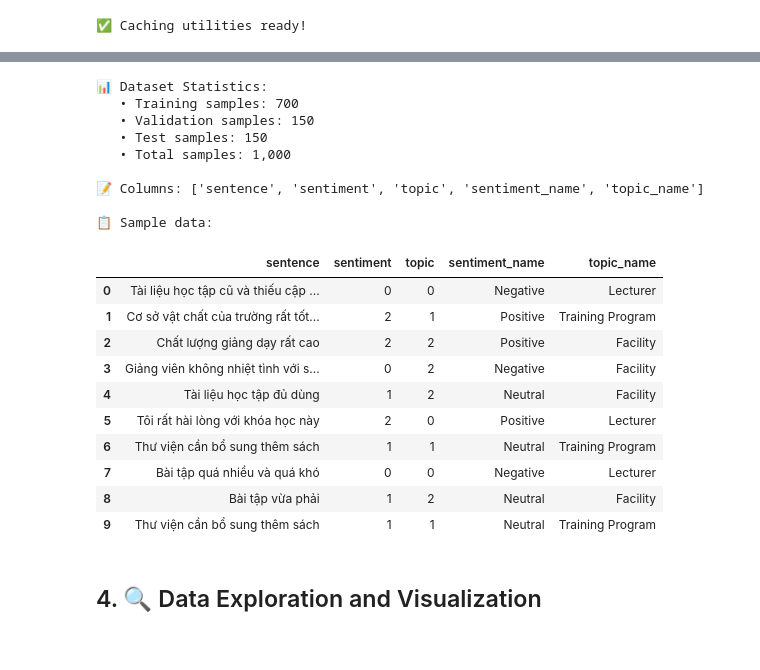
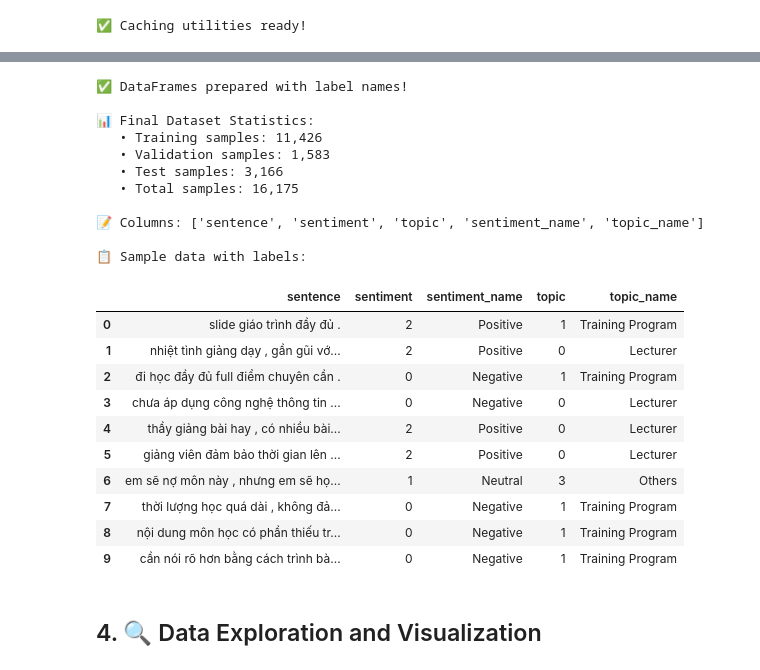
Before and after one commit to tongthanhdat009/Student-Feedback-Sentiment-Analysis, a Jupyter notebook: Student_Feedback_Sentiment_Analysis.ipynb, the cells around one changed output, grey strips where cells are left out. Cells and saved outputs as stored; diff of their text form; code cells hidden in the pictures.

Commit message:
sửa lại cho sử dụng dữ liệu từ local

```diff
--- a/Student_Feedback_Sentiment_Analysis.ipynb
+++ b/Student_Feedback_Sentiment_Analysis.ipynb
@@ -440,52 +439,60 @@ ValueError: a must be greater than 0 unless no samples are taken
 # %%
 # ============================================
-# CONVERT TO PANDAS DATAFRAME
+# PREPARE DATAFRAMES WITH LABELS
 # ============================================
-
-# Convert to DataFrames
-train_df = pd.DataFrame(dataset['train'])
-validation_df = pd.DataFrame(dataset['validation'])
-test_df = pd.DataFrame(dataset['test'])
 
 # Combine all data for exploration
 all_df = pd.concat([train_df, validation_df, test_df], ignore_index=True)
 
 # Add label names
 all_df['sentiment_name'] = all_df['sentiment'].map(SENTIMENT_LABELS)
 all_df['topic_name'] = all_df['topic'].map(TOPIC_LABELS)
 
-print("📊 Dataset Statistics:")
+# Also add to individual DataFrames
+train_df['sentiment_name'] = train_df['sentiment'].map(SENTIMENT_LABELS)
+train_df['topic_name'] = train_df['topic'].map(TOPIC_LABELS)
+
+validation_df['sentiment_name'] = validation_df['sentiment'].map(SENTIMENT_LABELS)
+validation_df['topic_name'] = validation_df['topic'].map(TOPIC_LABELS)
+
+test_df['sentiment_name'] = test_df['sentiment'].map(SENTIMENT_LABELS)
+test_df['topic_name'] = test_df['topic'].map(TOPIC_LABELS)
+
+print("✅ DataFrames prepared with label names!")
+print(f"\n📊 Final Dataset Statistics:")
 print(f"   • Training samples: {len(train_df):,}")
 print(f"   • Validation samples: {len(validation_df):,}")
 print(f"   • Test samples: {len(test_df):,}")
 print(f"   • Total samples: {len(all_df):,}")
 
 print(f"\n📝 Columns: {list(all_df.columns)}")
 
-# Display sample data
-print("\n📋 Sample data:")
-all_df.head(10)
+# Display sample with labels
+print("\n📋 Sample data with labels:")
+all_df[['sentence', 'sentiment', 'sentiment_name', 'topic', 'topic_name']].head(10)
 # %% [output]
-📊 Dataset Statistics:
-   • Training samples: 700
-   • Validation samples: 150
-   • Test samples: 150
-   • Total samples: 1,000
+✅ DataFrames prepared with label names!
+
+📊 Final Dataset Statistics:
+   • Training samples: 11,426
+   • Validation samples: 1,583
+   • Test samples: 3,166
+   • Total samples: 16,175
 
 📝 Columns: ['sentence', 'sentiment', 'topic', 'sentiment_name', 'topic_name']
 
-📋 Sample data:
+📋 Sample data with labels:
-|  | sentence | sentiment | topic | sentiment_name | topic_name |
-| 0 | Tài liệu học tập cũ và thiếu cập ... | 0 | 0 | Negative | Lecturer |
-| 1 | Cơ sở vật chất của trường rất tốt... | 2 | 1 | Positive | Training Program |
-| 2 | Chất lượng giảng dạy rất cao | 2 | 2 | Positive | Facility |
-| 3 | Giảng viên không nhiệt tình với s... | 0 | 2 | Negative | Facility |
-| 4 | Tài liệu học tập đủ dùng | 1 | 2 | Neutral | Facility |
-| 5 | Tôi rất hài lòng với khóa học này | 2 | 0 | Positive | Lecturer |
-| 6 | Thư viện cần bổ sung thêm sách | 1 | 1 | Neutral | Training Program |
-| 7 | Bài tập quá nhiều và quá khó | 0 | 0 | Negative | Lecturer |
-| 8 | Bài tập vừa phải | 1 | 2 | Neutral | Facility |
-| 9 | Thư viện cần bổ sung thêm sách | 1 | 1 | Neutral | Training Program |
+|  | sentence | sentiment | sentiment_name | topic | topic_name |
+| 0 | slide giáo trình đầy đủ . | 2 | Positive | 1 | Training Program |
+| 1 | nhiệt tình giảng dạy , gần gũi vớ... | 2 | Positive | 0 | Lecturer |
+| 2 | đi học đầy đủ full điểm chuyên cần . | 0 | Negative | 1 | Training Program |
+| 3 | chưa áp dụng công nghệ thông tin ... | 0 | Negative | 0 | Lecturer |
+| 4 | thầy giảng bài hay , có nhiều bài... | 2 | Positive | 0 | Lecturer |
+| 5 | giảng viên đảm bảo thời gian lên ... | 2 | Positive | 0 | Lecturer |
+| 6 | em sẽ nợ môn này , nhưng em sẽ họ... | 1 | Neutral | 3 | Others |
+| 7 | thời lượng học quá dài , không đả... | 0 | Negative | 1 | Training Program |
+| 8 | nội dung môn học có phần thiếu tr... | 0 | Negative | 1 | Training Program |
+| 9 | cần nói rõ hơn bằng cách trình bà... | 0 | Negative | 1 | Training Program |
 # %% [markdown]
 ## 4. 🔍 Data Exploration and Visualization
 # %%
```
Also changed, not shown: parts of 18 cells of this notebook, 15 other files.
